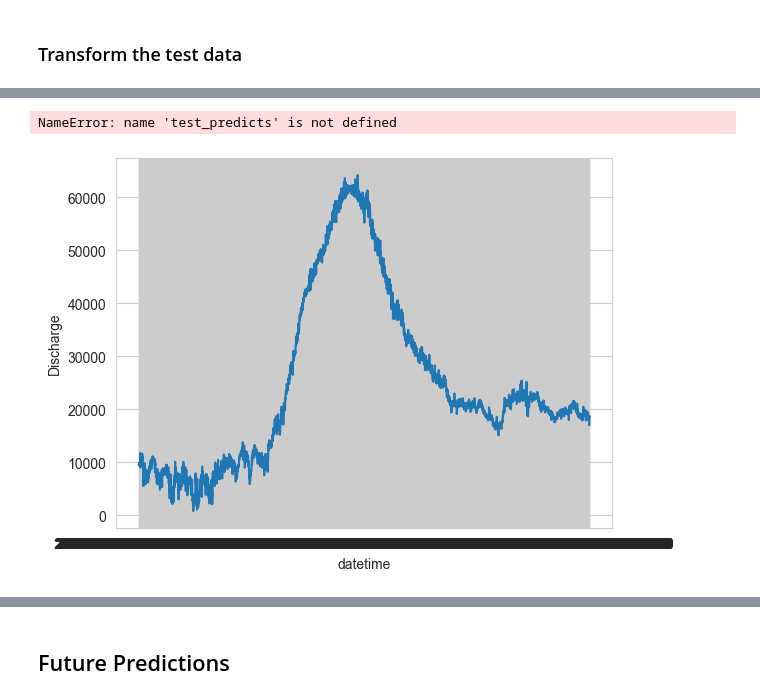
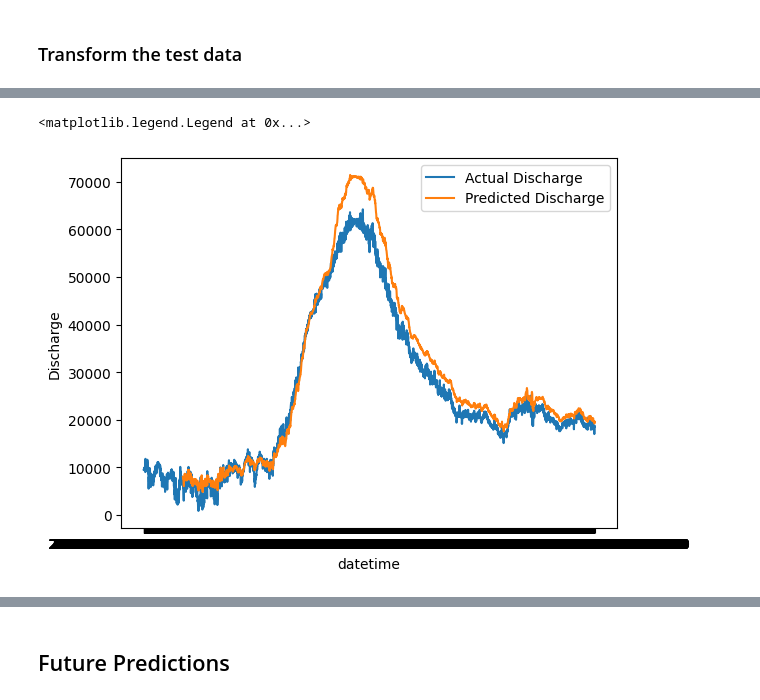
Before and after one commit to mikafur32/Hysterisis-ML-Modeling, a Jupyter notebook: LSTM Lag V2.ipynb, the cells around one changed output, grey strips where cells are left out. Saved outputs shown, nothing was run; the diff lists cells and outputs as text; code cells hidden in the pictures.

```diff
--- a/LSTM Lag V2.ipynb
+++ b/LSTM Lag V2.ipynb
@@ -162,4 +195,0 @@ _________________________________________________________________
-# %%
-batch_size = 16
-
-model_lstm.fit(trainX, trainY, epochs=5, batch_size=batch_size, verbose=1)
@@ -231,7 +251,5 @@ Traceback (most recent call last):
   File "C:\Users\perso\anaconda3\lib\site-packages\tensorflow\python\framework\c_api_util.py", line 71, in __del__
     obj = self._obj
 KeyboardInterrupt:
-# %%
-model_lstm = tf.keras.models.load_model('./saved_model/LSTM_Saved_Mikey_1')
 # %% [markdown]
 ### Transform the test data
@@ -245,13 +279,3 @@ n_past = 3 * time_to_day
 scaler2 = StandardScaler()
 scaler2 = scaler2.fit(test)
 test_scaled = scaler2.transform(test)
-
-for i in range(n_past, len(test_scaled) - n_future +1):
-    testX.append(test_scaled[i - n_past:i, 0:test_scaled.shape[1]])
-    testY.append(test_scaled[i + n_future - 1:i + n_future, 0]) # 0 = Discharge
-
-testX, testY = np.array(testX), np.array(testY)
-
-#Make prediction
-# Will only use the last 7 days of the training data to predict X number of days into the testing data
-prediction = model_lstm.predict(testX, verbose = 1)
@@ -262,0 +282,6 @@ ValueError: in user code:
+# %%
+for i in range(n_past, len(test_scaled) - n_future +1):
+    testX.append(test_scaled[i - n_past:i, 1 : test_scaled.shape[1]]) # Start at [1]: (excludes discharge)
+    testY.append(test_scaled[i + n_future - 1 : i + n_future, 0]) # 0 = Discharge
+
+testX, testY = np.array(testX), np.array(testY)
@@ -277,15 +327,18 @@ test_predicts.rename(columns= {-1 : "Predicted Discharge"})
 # %%
 
 import seaborn as sns
 tstart = '2021-06-15'
 tend = '2021-07-20'
 
 sns.lineplot(test['Discharge'][tstart : tend], errorbar= None)
 sns.lineplot(test_predicts["Predicted Discharge"][tstart : tend].shift(n_past), errorbar= None)
 # shifting 7 to overlay due to inherent shifting from original formatting of the data.
+
+
+plt.legend(labels=["Actual Discharge","Predicted Discharge"])
 # %% [output]
-NameError: name 'test_predicts' is not defined
+<matplotlib.legend.Legend at 0x...>
-[figure, old version]
+[figure, new version]
 # %%
 
 sns.lineplot(test['Discharge'], errorbar= None)
```
Also changed, not shown: parts of 37 cells of this notebook, 8 other files.
